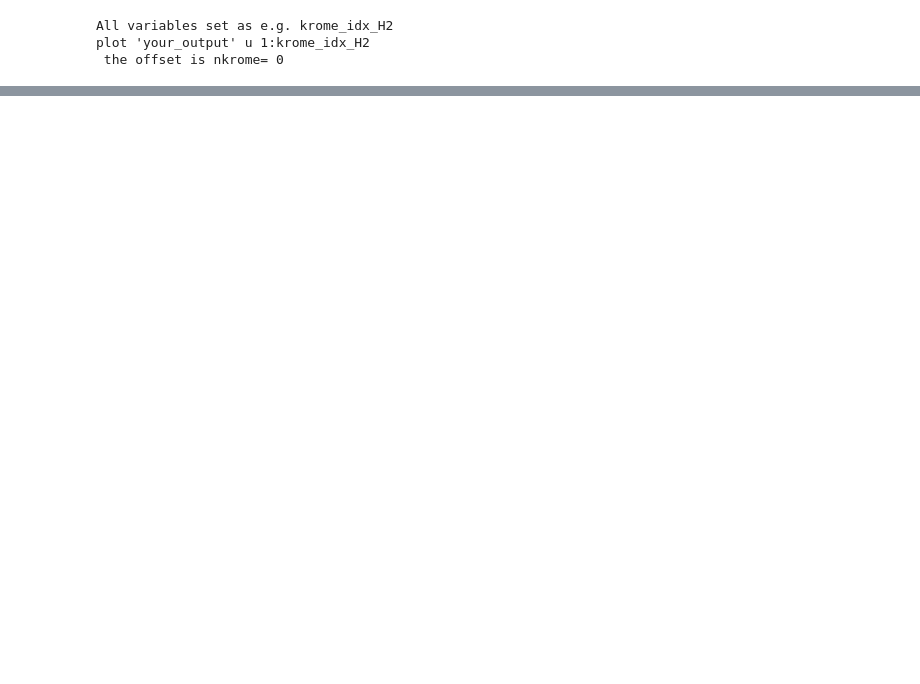
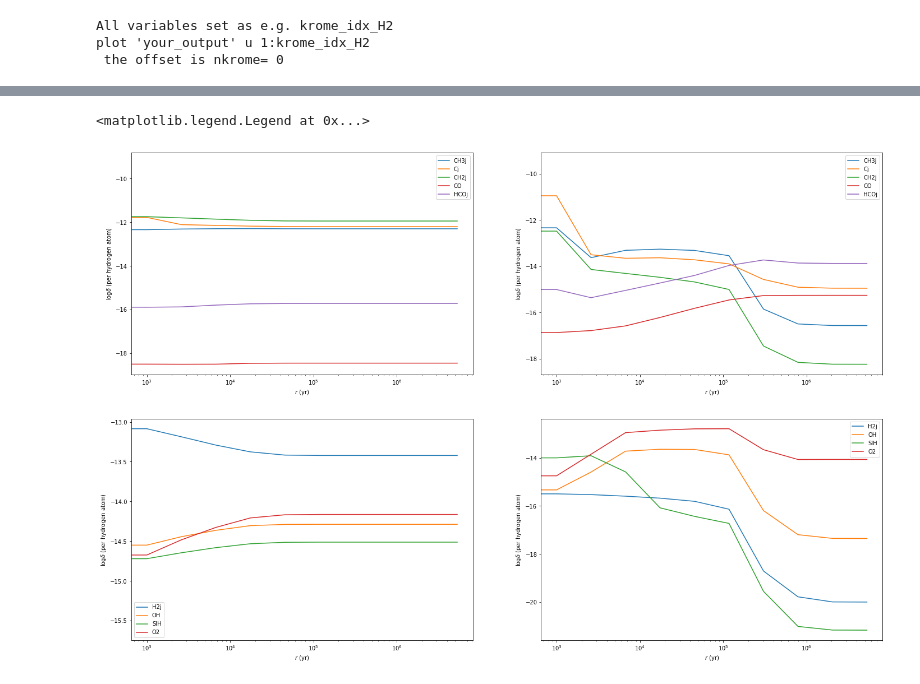
Before and after one commit to slowdivePTG/X-ray-chemistry, a Jupyter notebook: KROME/AGN/data/Trace.ipynb, the cells around one changed output, grey strips where cells are left out. Cells and saved outputs as stored; diff of their text form; code cells hidden in the pictures; blank space fills up the shorter version.

```diff
--- a/KROME/AGN/data/Trace.ipynb
+++ b/KROME/AGN/data/Trace.ipynb
@@ -54,14 +48,14 @@ def read_name(index):
     return(name)
 # %%
 def draw_evo(data, *spe):
-    if not spe in Name:
-        print('Name is not valid!')
-        return
-    else:
-        for i in spe:
+    for i in spe:
+        if not i in Name:
+            print('Name', i, 'is not valid!')
+            return
+        else:
             T = data[:,0]
             y = data[:,eval('krome_idx_' + i)]
-            Y = (2*(y>0)-1)*log10(abs(y))
+            Y = np.log10(abs(y))
             plt.semilogx(T, Y, label = i)
             plt.xlabel(r'$r$ (yr)')
             plt.ylabel(r'$\log\delta$ (per hydrogen atom)')
@@ -91,0 +76,14 @@ array([], dtype=int64)
+# %%
+# 别动！很慢！！！
+tr_raw = []
+for i in range(8):
+    temp = np.loadtxt('Trace'+str(i+1))
+    tr_raw.append(temp)
+# 别动！很慢！！！
+# %%
+l = len(tr_raw[0])
+tr = np.array(tr_raw).reshape(8,int(l/453),453,454)
+t_data = []
+for i in range(8):
+    t_data.append(tr[i, :, krome_idx_C-1, :])
+t_data[0]
@@ -91,0 +124,17 @@ array([], dtype=int64)
+# %%
+plt.figure(figsize=(24,16))
+plt.subplot(221)
+draw_evo(t_data[0], 'CH3j', 'Cj', 'CH2j', 'CO', 'HCOj')
+plt.legend()
+plt.subplot(222)
+draw_evo(t_data[7], 'CH3j', 'Cj', 'CH2j', 'CO', 'HCOj')
+plt.legend()
+plt.subplot(223)
+draw_evo(t_data[0], 'H2j', 'OH', 'SIH', 'O2')
+plt.legend()
+plt.subplot(224)
+draw_evo(t_data[7], 'H2j', 'OH', 'SIH', 'O2')
+plt.legend()
+# %% [output]
+<matplotlib.legend.Legend at 0x...>
+[figure, added]
```
Also changed, not shown: parts of 7 cells of this notebook, 31 other files.
